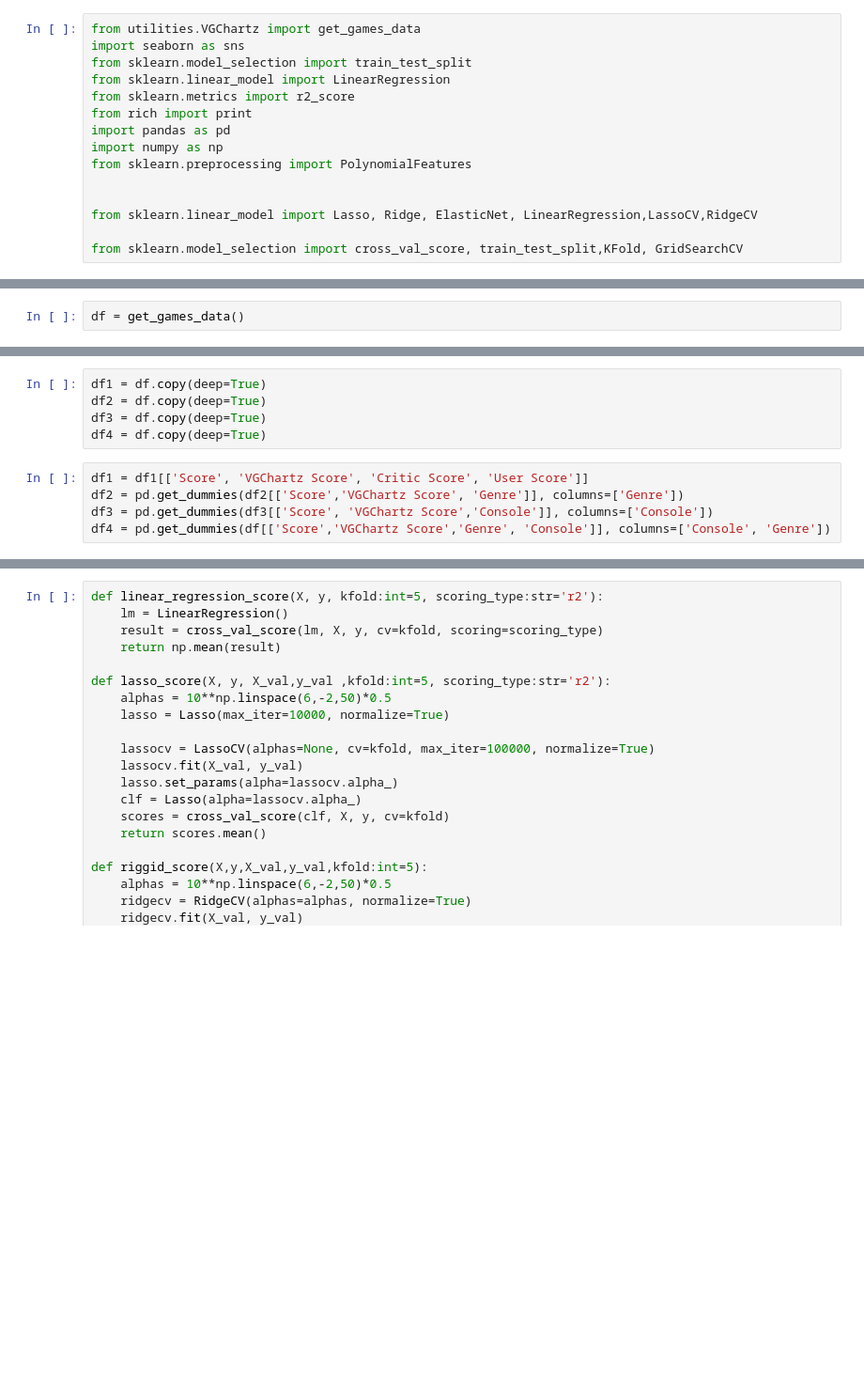
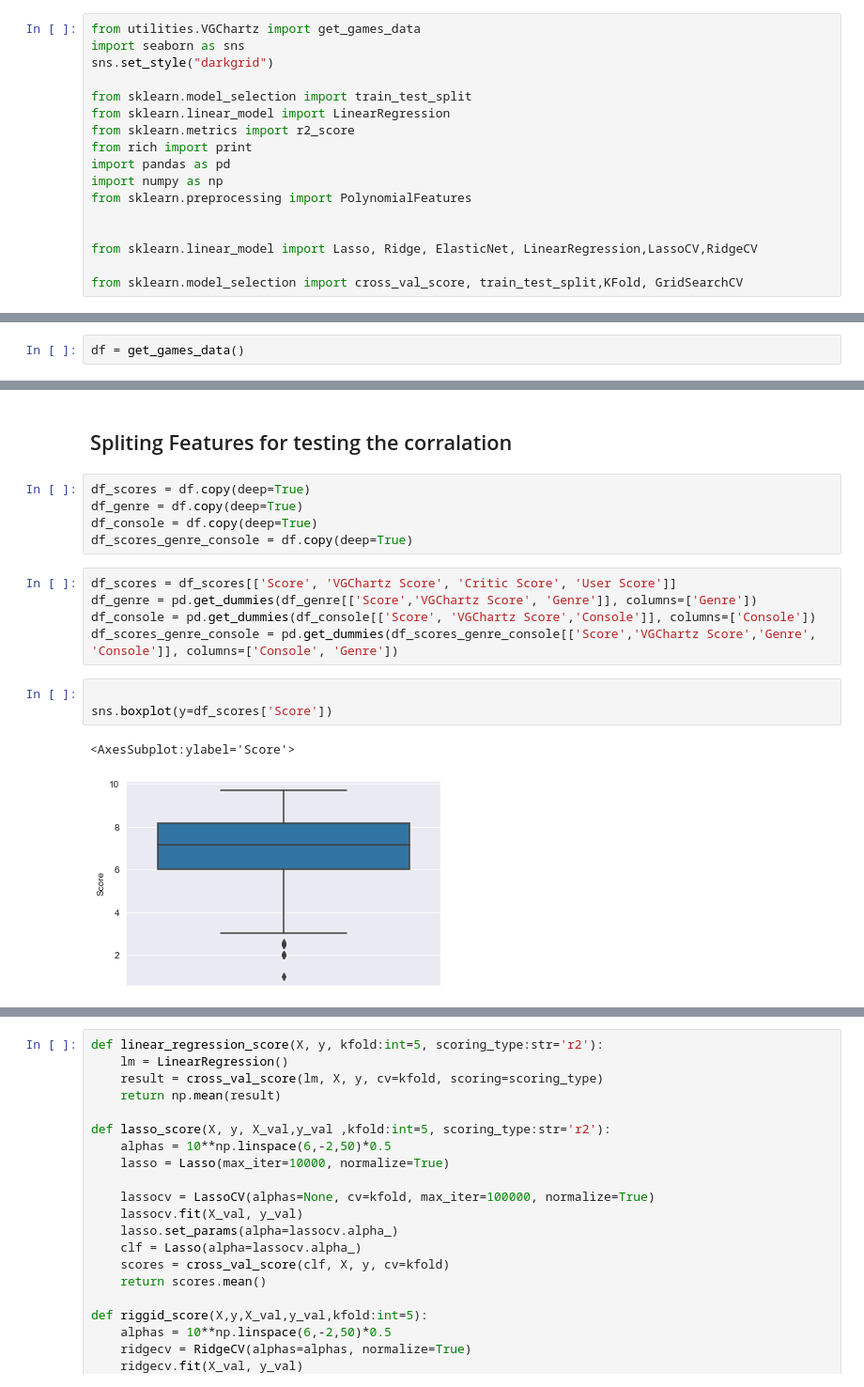
Before and after one commit to L9Sneaky/SDAIA_Regression, a Jupyter notebook: linear regression.ipynb, the cells around one changed output, grey strips where cells are left out. Shown at 94% size. Cells and saved outputs as stored; diff of their text form; blank space fills up the shorter version.

```diff
--- a/linear regression.ipynb
+++ b/linear regression.ipynb
@@ -1,6 +7,8 @@
 # %%
 from utilities.VGChartz import get_games_data
 import seaborn as sns
+sns.set_style("darkgrid")
+
 from sklearn.model_selection import train_test_split
 from sklearn.linear_model import LinearRegression
 from sklearn.metrics import r2_score
@@ -28,10 +43,18 @@ df =df.dropna(subset=['Score'])
+# %% [markdown]
+## Spliting Features for testing the corralation
 # %%
-df1 = df.copy(deep=True)
-df2 = df.copy(deep=True)
-df3 = df.copy(deep=True)
-df4 = df.copy(deep=True)
+df_scores = df.copy(deep=True)
+df_genre = df.copy(deep=True)
+df_console = df.copy(deep=True)
+df_scores_genre_console = df.copy(deep=True)
 # %%
-df1 = df1[['Score', 'VGChartz Score', 'Critic Score', 'User Score']]
-df2 = pd.get_dummies(df2[['Score','VGChartz Score', 'Genre']], columns=['Genre'])
-df3 = pd.get_dummies(df3[['Score', 'VGChartz Score','Console']], columns=['Console'])
-df4 = pd.get_dummies(df[['Score','VGChartz Score','Genre', 'Console']], columns=['Console', 'Genre'])
+df_scores = df_scores[['Score', 'VGChartz Score', 'Critic Score', 'User Score']]
+df_genre = pd.get_dummies(df_genre[['Score','VGChartz Score', 'Genre']], columns=['Genre'])
+df_console = pd.get_dummies(df_console[['Score', 'VGChartz Score','Console']], columns=['Console'])
+df_scores_genre_console = pd.get_dummies(df_scores_genre_console[['Score','VGChartz Score','Genre', 'Console']], columns=['Console', 'Genre'])
+# %%
+
+sns.boxplot(y=df_scores['Score'])
+# %% [output]
+<AxesSubplot:ylabel='Score'>
+[figure, added]
```
Also changed, not shown: parts of 16 cells of this notebook.
